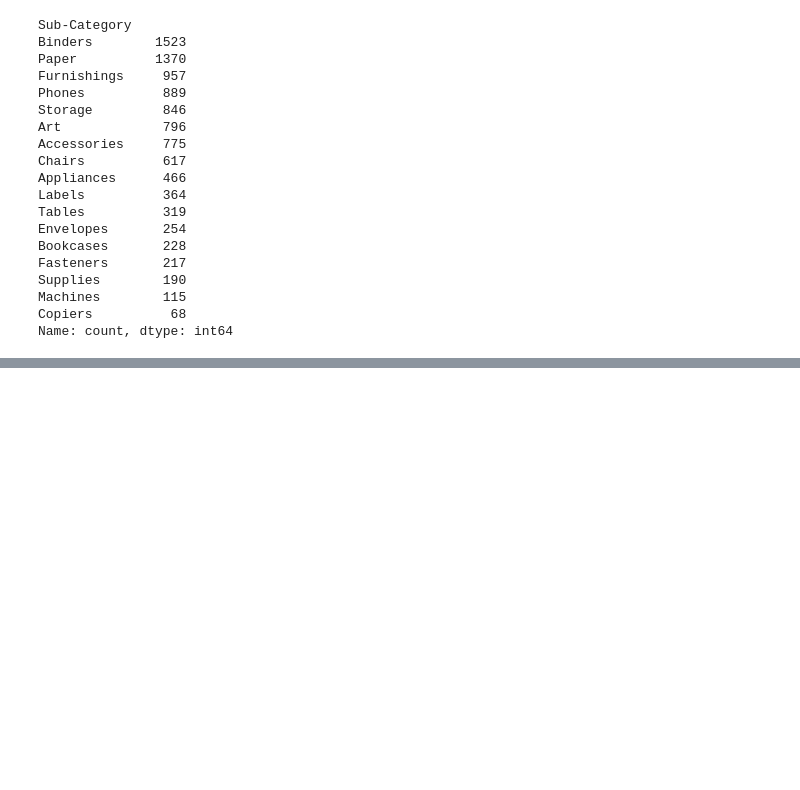
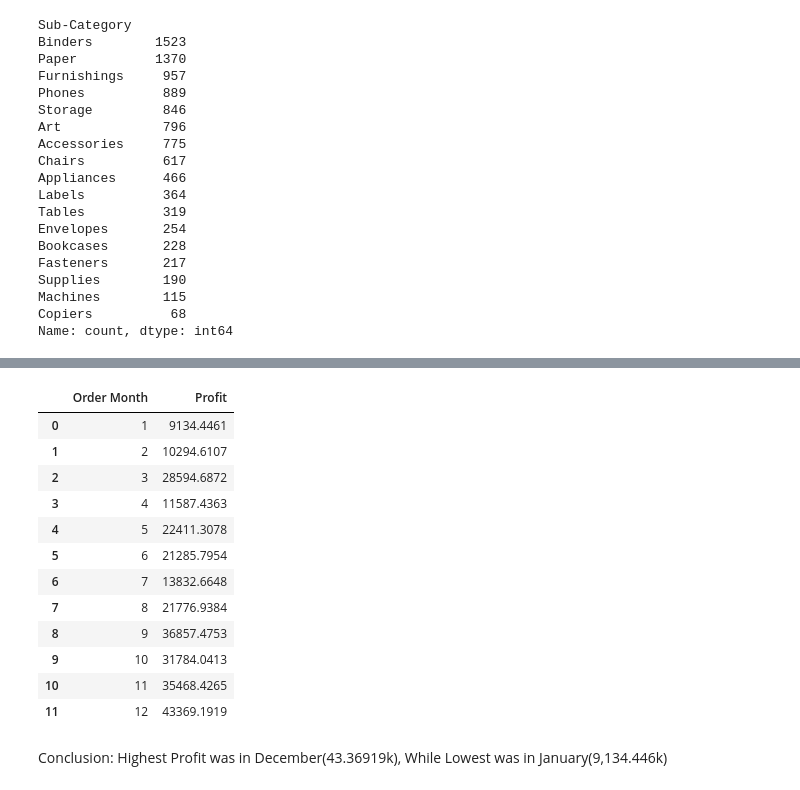
Before and after one commit to Vanshaj14Mohan/E-Commerce-Data-Analysis, a Jupyter notebook: Files/main.ipynb, the cells around one changed output, grey strips where cells are left out. Cells and saved outputs as stored; diff of their text form; code cells hidden in the pictures; blank space fills up the shorter version.

```diff
--- a/Files/main.ipynb
+++ b/Files/main.ipynb
@@ -236,0 +253,17 @@ Name: count, dtype: int64
+# %%
+sales_month = df.groupby("Order Month")["Profit"].sum().reset_index()
+sales_month
+# %% [output]
+|  | Order Month | Profit |
+| 0 | 1 | 9134.4461 |
+| 1 | 2 | 10294.6107 |
+| 2 | 3 | 28594.6872 |
+| 3 | 4 | 11587.4363 |
+| 4 | 5 | 22411.3078 |
+| 5 | 6 | 21285.7954 |
+| 6 | 7 | 13832.6648 |
+| 7 | 8 | 21776.9384 |
+| 8 | 9 | 36857.4753 |
+| 9 | 10 | 31784.0413 |
+| 10 | 11 | 35468.4265 |
+| 11 | 12 | 43369.1919 |
@@ -236,0 +278,2 @@ Name: count, dtype: int64
+# %% [markdown]
+Conclusion: Highest Profit was in December(43.36919k), While Lowest was in January(9,134.446k)
```
Also changed, not shown: parts of 8 cells of this notebook.
